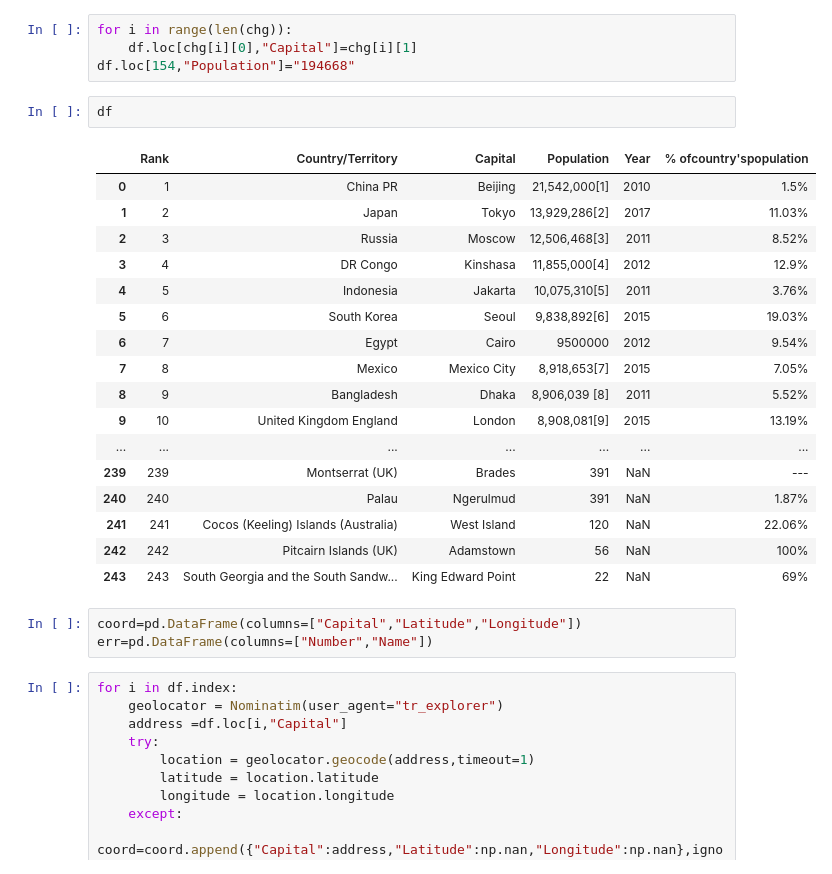
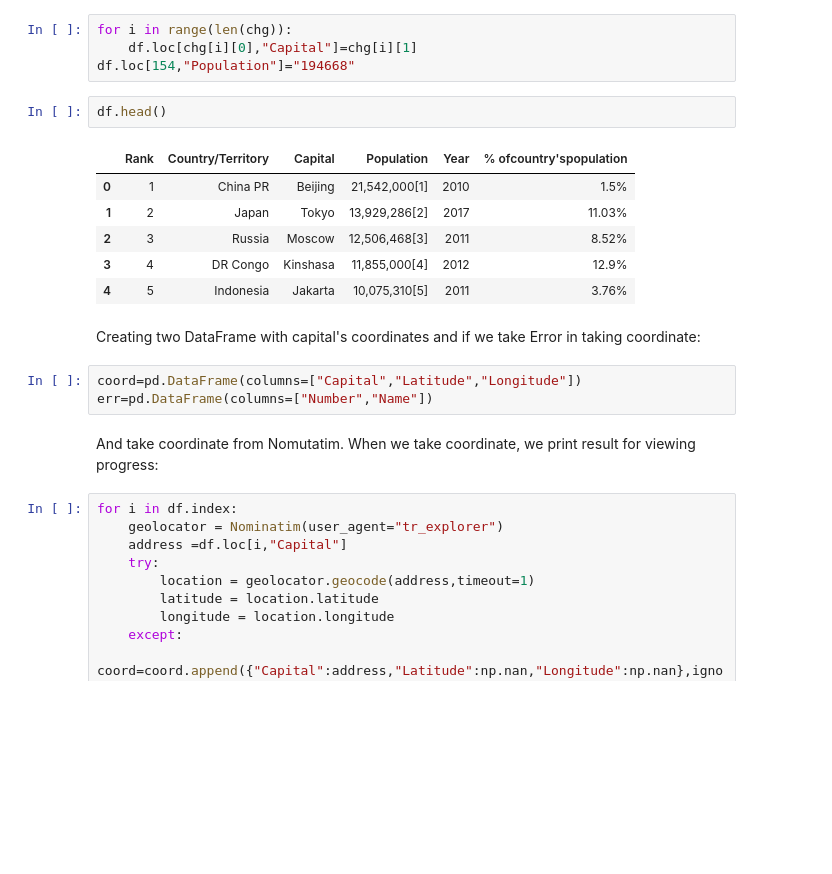
Before and after one commit to venza88/Coursera_Capstone, a Jupyter notebook: Code.ipynb, the cells around one changed output. Cells and saved outputs as stored; diff of their text form; blank space fills up the shorter version.

```diff
--- a/Code.ipynb
+++ b/Code.ipynb
@@ -54,28 +68,21 @@ for i in range(len(chg)):
     df.loc[chg[i][0],"Capital"]=chg[i][1]
 df.loc[154,"Population"]="194668"
 # %%
-df
+df.head()
 # %% [output]
 |  | Rank | Country/Territory | Capital | Population | Year | % ofcountry'spopulation |
 | 0 | 1 | China PR | Beijing | 21,542,000[1] | 2010 | 1.5% |
 | 1 | 2 | Japan | Tokyo | 13,929,286[2] | 2017 | 11.03% |
 | 2 | 3 | Russia | Moscow | 12,506,468[3] | 2011 | 8.52% |
 | 3 | 4 | DR Congo | Kinshasa | 11,855,000[4] | 2012 | 12.9% |
 | 4 | 5 | Indonesia | Jakarta | 10,075,310[5] | 2011 | 3.76% |
-| 5 | 6 | South Korea | Seoul | 9,838,892[6] | 2015 | 19.03% |
-| 6 | 7 | Egypt | Cairo | 9500000 | 2012 | 9.54% |
-| 7 | 8 | Mexico | Mexico City | 8,918,653[7] | 2015 | 7.05% |
-| 8 | 9 | Bangladesh | Dhaka | 8,906,039 [8] | 2011 | 5.52% |
-| 9 | 10 | United Kingdom England | London | 8,908,081[9] | 2015 | 13.19% |
-| ... | ... | ... | ... | ... | ... | ... |
-| 239 | 239 | Montserrat (UK) | Brades | 391 | NaN | --- |
-| 240 | 240 | Palau | Ngerulmud | 391 | NaN | 1.87% |
-| 241 | 241 | Cocos (Keeling) Islands (Australia) | West Island | 120 | NaN | 22.06% |
-| 242 | 242 | Pitcairn Islands (UK) | Adamstown | 56 | NaN | 100% |
-| 243 | 243 | South Georgia and the South Sandw... | King Edward Point | 22 | NaN | 69% |
+# %% [markdown]
+Creating two DataFrame with capital's coordinates and if we take Error in taking coordinate:
 # %%
 coord=pd.DataFrame(columns=["Capital","Latitude","Longitude"])
 err=pd.DataFrame(columns=["Number","Name"])
+# %% [markdown]
+And take coordinate from Nomutatim. When we take coordinate, we print result for viewing progress:
 # %%
 for i in df.index:
     geolocator = Nominatim(user_agent="tr_explorer")
```
Also changed, not shown: parts of 27 cells of this notebook.
